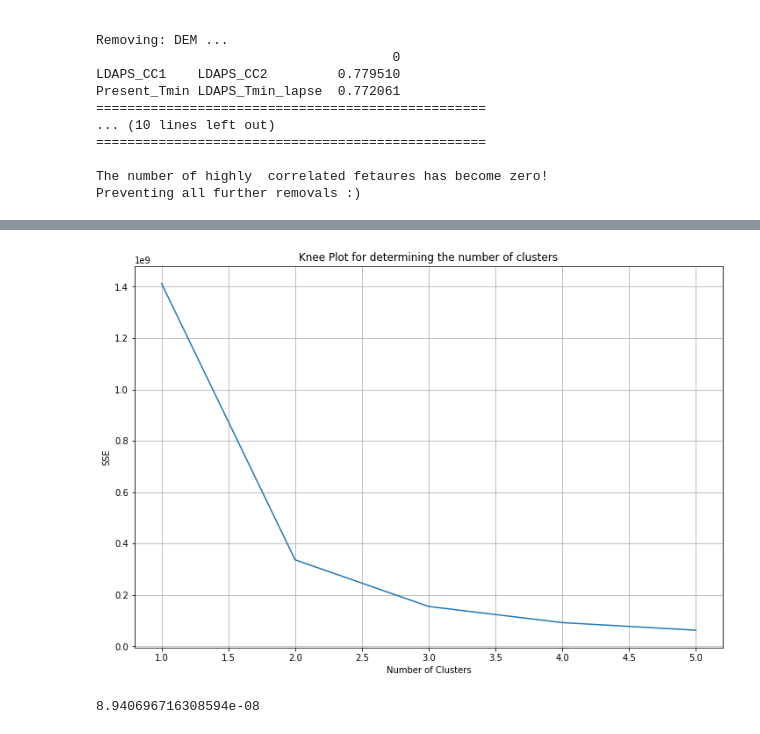
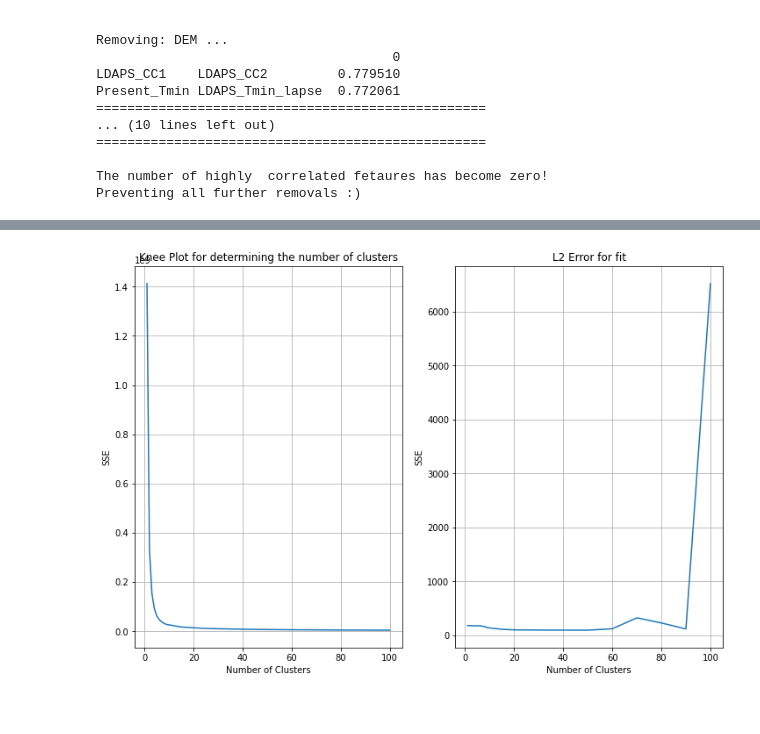
Before and after one commit to sowmyamanojna/CS5691-PRML-Assignments, a Jupyter notebook: assignment1/codes/question_3.ipynb, the cells around one changed output, grey strips where cells are left out. Drawn from its saved outputs; the diff is of its cells as text; code cells hidden in the pictures.

```diff
--- a/assignment1/codes/question_3.ipynb
+++ b/assignment1/codes/question_3.ipynb
@@ -213,10 +213,28 @@ df_new.head()
 from statsmodels.stats.outliers_influence import variance_inflation_factor
 
 # Variance Inflation Factor - directly correlated
-X_df = df_new
+X_df = df_new.copy()
 
 vif = pd.DataFrame()
 vif["Features"] = X_df.columns
 vif["VIF Factor"]=[variance_inflation_factor(X_df.values, i) for i in range(X_df.shape[1])]
-vif.sort_values(by=["VIF Factor"], ascending=False)
+vif.sort_values(by=["VIF Factor"], ascending=False, inplace=True)
+
+max_col = vif[vif["VIF Factor"]>1000]
+for feature in max_col["Features"]:
+  max_col = vif[vif["VIF Factor"]>1000]
+  print("Features with high VIF:")
+  print(max_col)
+  print("Dropping", feature, "...")
+  X_df.drop([feature], axis=1, inplace=True)
+
+  vif = pd.DataFrame()
+  vif["Features"] = X_df.columns
+  vif["VIF Factor"]=[variance_inflation_factor(X_df.values, i) for i in range(X_df.shape[1])]
+  vif.sort_values(by=["VIF Factor"], ascending=False, inplace=True)
+
+  if vif[vif["VIF Factor"]>1000].size==0:
+    print("The number of fetaures that have high VIF has become zero!")
+    print("Preventing all further removals :)")
+    break
 # %% [output]
@@ -239,0 +248,3 @@ vif.sort_values(by=["VIF Factor"], ascending=False)
+# %%
+df_new = X_df
+df_new.head()
@@ -283,17 +333,17 @@ df_sse
 # %%
 plt.figure(figsize=[12,8])
-plt.plot(num_clusters[:5], sse_list[:5])
+plt.subplot(1,2,1)
+plt.plot(num_clusters, sse_list)
 plt.xlabel("Number of Clusters")
 plt.ylabel("SSE")
 plt.title("Knee Plot for determining the number of clusters")
 plt.grid()
+plt.subplot(1,2,2)
+plt.plot(num_clusters, error_list)
+plt.xlabel("Number of Clusters")
+plt.ylabel("SSE")
+plt.title(("L2 Error for fit"))
+plt.grid()
 plt.show()
 # %% [output]
-[figure, old version]
+[figure, new version]
-# %%
-mean_centers = cluster_centers_list[2]
-corresponding_center = mean_centers[label_list[2],:]
-
-distance_squared = np.linalg.norm(df_new.to_numpy()-corresponding_center, axis=1)**2
-# %% [output]
-8.940696716308594e-08
```
Also changed, not shown: parts of 6 cells of this notebook.
